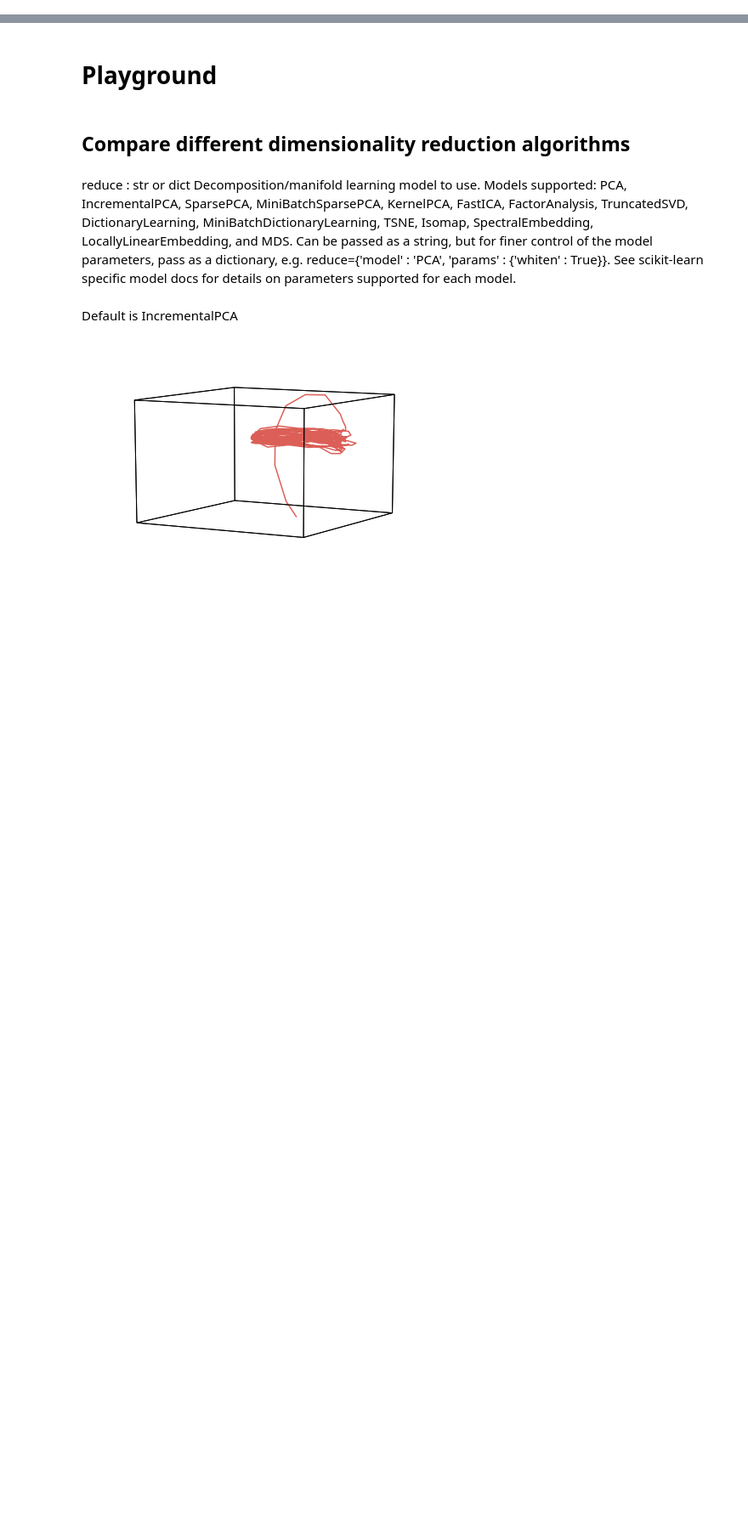
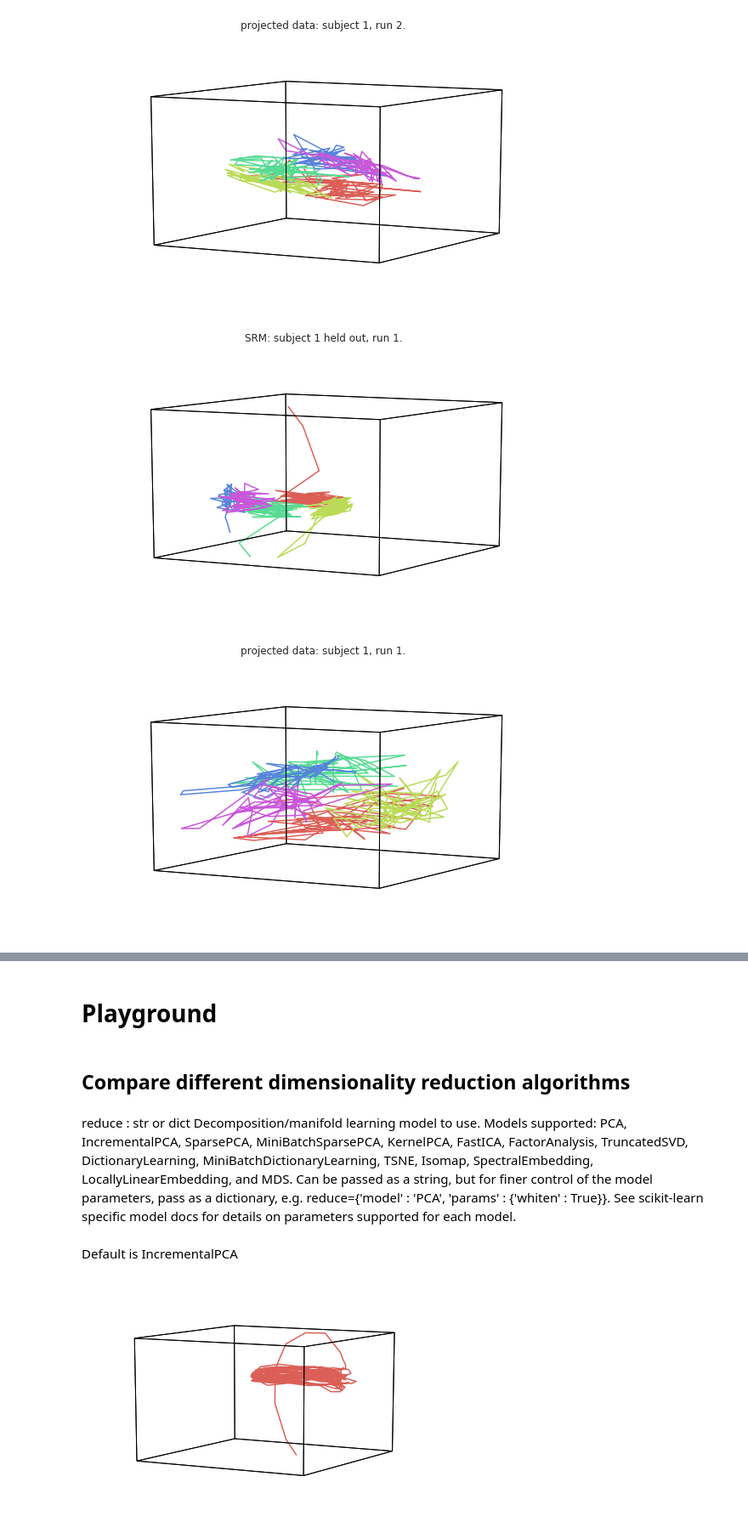
Before and after one commit to oliver-contier/somato_align, a Jupyter notebook: srm/visualize_projection_crossval.ipynb, the cells around one changed output, grey strips where cells are left out. Shown at 85% size. Saved outputs shown, nothing was run; the diff lists cells and outputs as text; code cells hidden in the pictures; blank space fills up the shorter version.

```diff
--- a/srm/visualize_projection_crossval.ipynb
+++ b/srm/visualize_projection_crossval.ipynb
@@ -39,0 +84,17 @@ geo = hyp.plot(trained_srms_dfs[0], title='shared responses trained with first s
+# %%
+def plot_all_for_subject(sub_idx):
+    figkwargs = {'reduce':'PCA', 'size':[8,5], 'fmt':'-'}
+    geo = hyp.plot(projected_dfs_run2[sub_idx], title='projected data: subject %i, run 2.' % (sub_idx+1),
+                   hue=digit_colors_run2, **figkwargs, save_path='animations/proj_sub%i_run2'% (sub_idx+1))
+    geo = hyp.plot(trained_srms_dfs_run1[sub_idx], title='SRM: subject %i held out, run 1.'% (sub_idx+1),
+                   hue=digit_colors_run1, **figkwargs, save_path='animations/srm_sub%i_run1'% (sub_idx+1))
+    geo = hyp.plot(projected_dfs_run1[sub_idx], title='projected data: subject %i, run 1.'% (sub_idx+1),
+                   hue=digit_colors_run1, **figkwargs, save_path='animations/proj_sub%i_run1'% (sub_idx+1))
+    geo = hyp.plot(trained_srms_dfs_run2[sub_idx], title='SRM: subject %i held out, run 2.'% (sub_idx+1),
+                   hue=digit_colors_run2, **figkwargs, save_path='animations/srm_sub%i_run2'% (sub_idx+1))
+# %%
+plot_all_for_subject(0)
+# %% [output]
+[figure, added]
+[figure, added]
+[figure, added]
```
Also changed, not shown: parts of 13 cells of this notebook, 1 other file.
